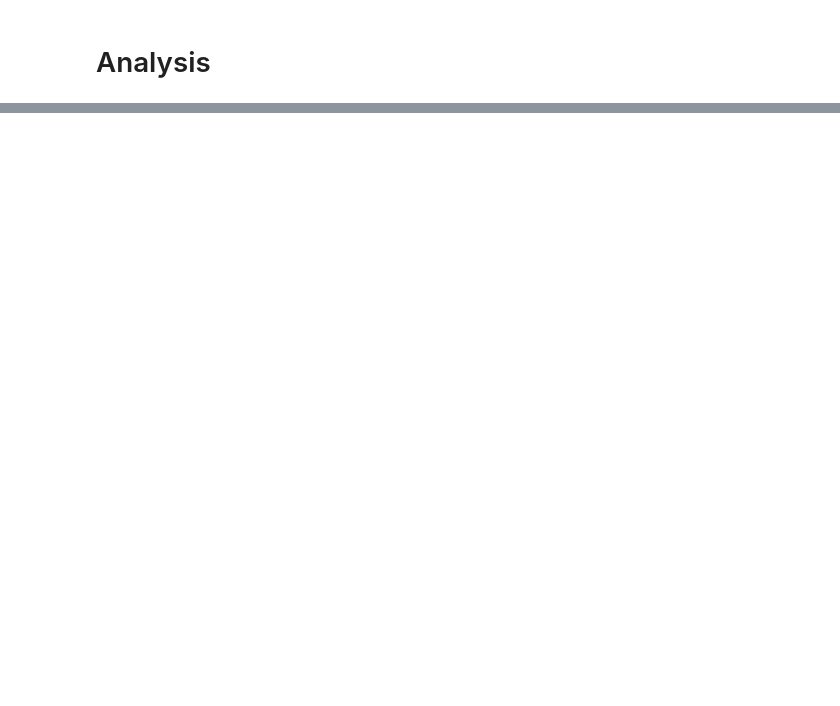
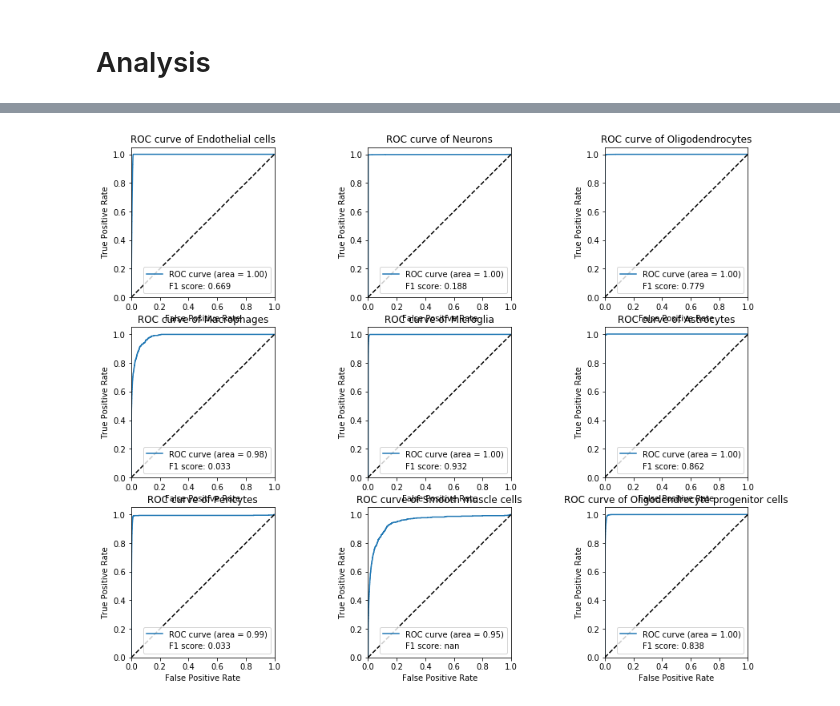
Before and after one commit to LongarMD/MarkerGenes, a Jupyter notebook: Experiments/Experiment1_Brain.ipynb, the cells around one changed output, grey strips where cells are left out. Saved outputs shown, nothing was run; the diff lists cells and outputs as text; code cells hidden in the pictures; blank space fills up the shorter version.

```diff
--- a/Experiments/Experiment1_Brain.ipynb
+++ b/Experiments/Experiment1_Brain.ipynb
@@ -170,0 +174,4 @@ Average ROC AUC: 0.959
+# %%
+saly.draw_roc(hrvatin_data.obs['labels'], hrvatin_baseline.X.toarray(), markers, marker_aliases)
+# %% [output]
+[figure, added]
```
Also changed, not shown: parts of 8 cells of this notebook.
